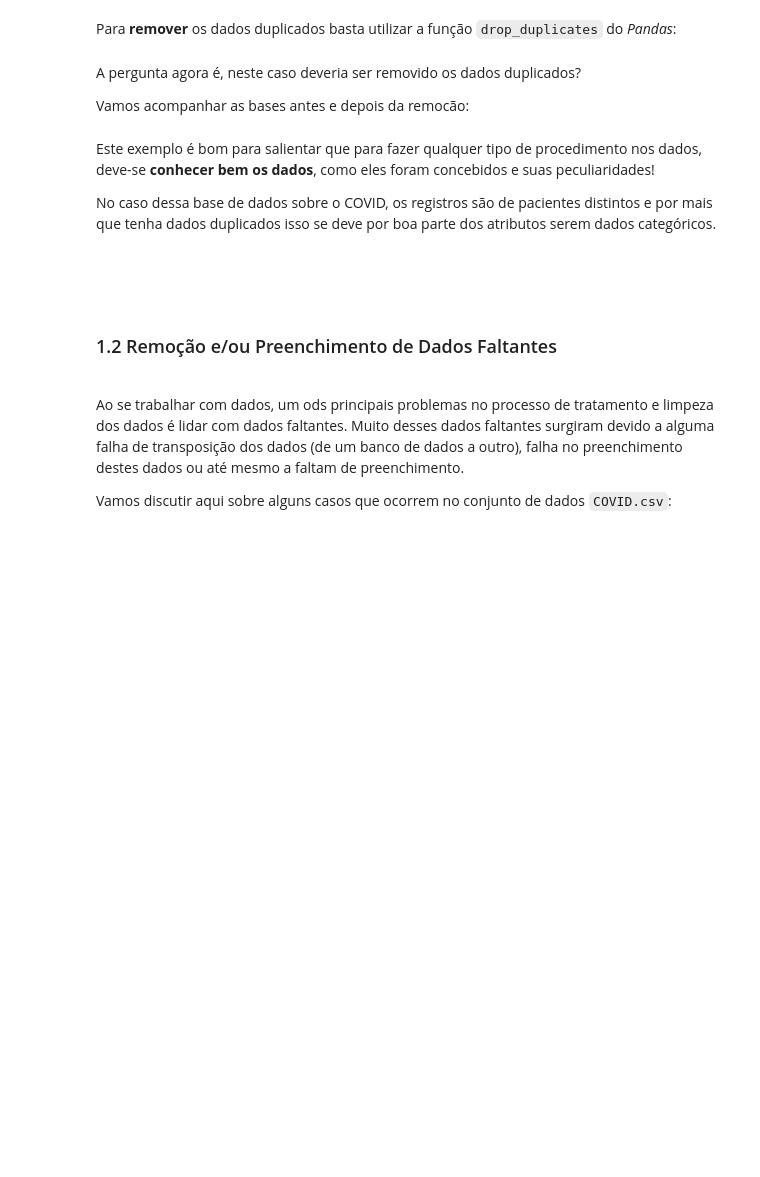
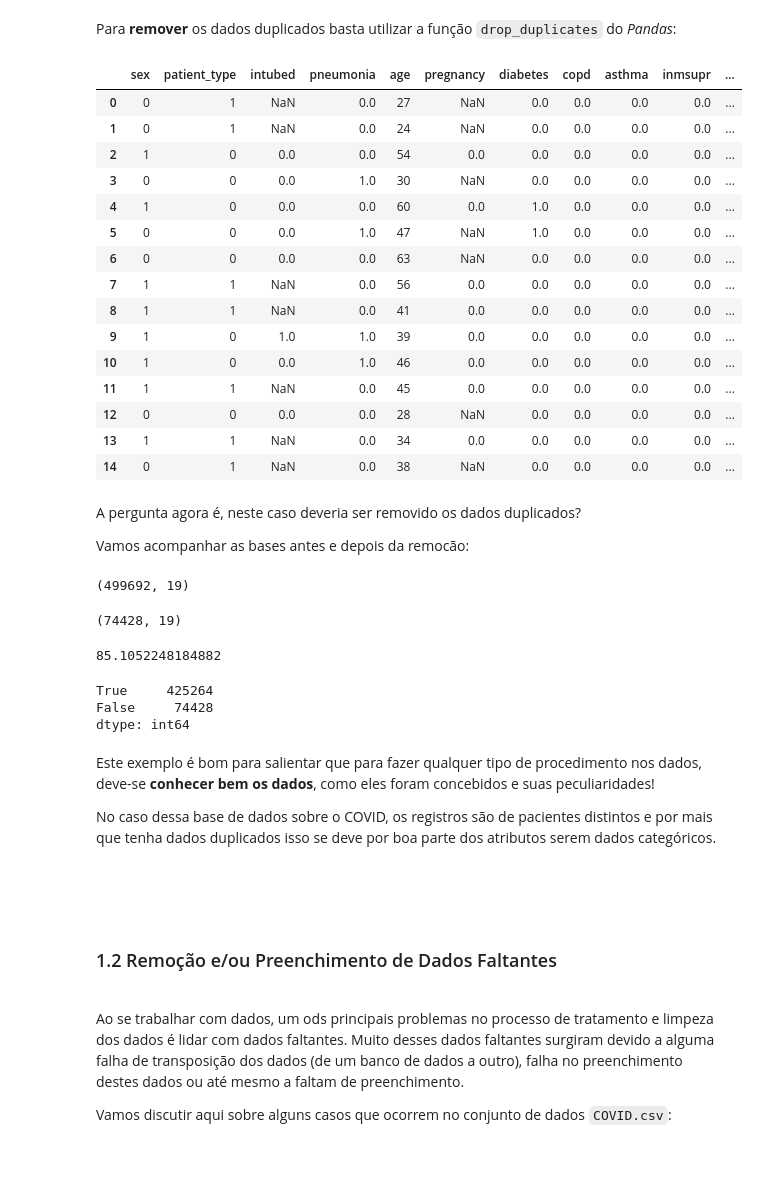
Before and after one commit to Moc967/letscode-desenvolvedados-estatistica, a Jupyter notebook: Estatistica II/src/01 - Processamento de Tratamento dos dados.ipynb, the cells around one changed output. Saved outputs shown, nothing was run; the diff lists cells and outputs as text; code cells hidden in the pictures; blank space fills up the shorter version.

```diff
--- a/Estatistica II/src/01 - Processamento de Tratamento dos dados.ipynb
+++ b/Estatistica II/src/01 - Processamento de Tratamento dos dados.ipynb
@@ -70,9 +98,50 @@ Uma forma de identificar as duplicadas é a partir da função `duplicated` do _
 # %% [markdown]
 Para __remover__ os dados duplicados basta utilizar a função `drop_duplicates` do _Pandas_:
+# %%
+# Removendo os dados duplicados
+covid2 = covid.drop_duplicates(keep='first')
+# %%
+# Visualizando os dados
+covid2.head(15)
+# %% [output]
+|  | sex | patient_type | intubed | pneumonia | age | pregnancy | diabetes | copd | asthma | inmsupr | ... |
+| 0 | 0 | 1 | NaN | 0.0 | 27 | NaN | 0.0 | 0.0 | 0.0 | 0.0 | ... |
+| 1 | 0 | 1 | NaN | 0.0 | 24 | NaN | 0.0 | 0.0 | 0.0 | 0.0 | ... |
+| 2 | 1 | 0 | 0.0 | 0.0 | 54 | 0.0 | 0.0 | 0.0 | 0.0 | 0.0 | ... |
+| 3 | 0 | 0 | 0.0 | 1.0 | 30 | NaN | 0.0 | 0.0 | 0.0 | 0.0 | ... |
+| 4 | 1 | 0 | 0.0 | 0.0 | 60 | 0.0 | 1.0 | 0.0 | 0.0 | 0.0 | ... |
+| 5 | 0 | 0 | 0.0 | 1.0 | 47 | NaN | 1.0 | 0.0 | 0.0 | 0.0 | ... |
+| 6 | 0 | 0 | 0.0 | 0.0 | 63 | NaN | 0.0 | 0.0 | 0.0 | 0.0 | ... |
+| 7 | 1 | 1 | NaN | 0.0 | 56 | 0.0 | 0.0 | 0.0 | 0.0 | 0.0 | ... |
+| 8 | 1 | 1 | NaN | 0.0 | 41 | 0.0 | 0.0 | 0.0 | 0.0 | 0.0 | ... |
+| 9 | 1 | 0 | 1.0 | 1.0 | 39 | 0.0 | 0.0 | 0.0 | 0.0 | 0.0 | ... |
+| 10 | 1 | 0 | 0.0 | 1.0 | 46 | 0.0 | 0.0 | 0.0 | 0.0 | 0.0 | ... |
+| 11 | 1 | 1 | NaN | 0.0 | 45 | 0.0 | 0.0 | 0.0 | 0.0 | 0.0 | ... |
+| 12 | 0 | 0 | 0.0 | 0.0 | 28 | NaN | 0.0 | 0.0 | 0.0 | 0.0 | ... |
+| 13 | 1 | 1 | NaN | 0.0 | 34 | 0.0 | 0.0 | 0.0 | 0.0 | 0.0 | ... |
+| 14 | 0 | 1 | NaN | 0.0 | 38 | NaN | 0.0 | 0.0 | 0.0 | 0.0 | ... |
 # %% [markdown]
 A pergunta agora é, neste caso deveria ser removido os dados duplicados?
 
 Vamos acompanhar as bases antes e depois da remocão:
+# %%
+covid.shape
+# %% [output]
+(499692, 19)
+# %%
+covid2.shape
+# %% [output]
+(74428, 19)
+# %%
+((covid.shape[0] - covid2.shape[0])/covid.shape[0])*100
+# %% [output]
+85.1052248184882
+# %%
+covid.duplicated().value_counts()
+# %% [output]
+True     425264
+False     74428
+dtype: int64
 # %% [markdown]
 Este exemplo é bom para salientar que para fazer qualquer tipo de procedimento nos dados, deve-se __conhecer bem os dados__, como eles foram concebidos e suas peculiaridades!
 
```
Also changed, not shown: parts of 15 cells of this notebook.
